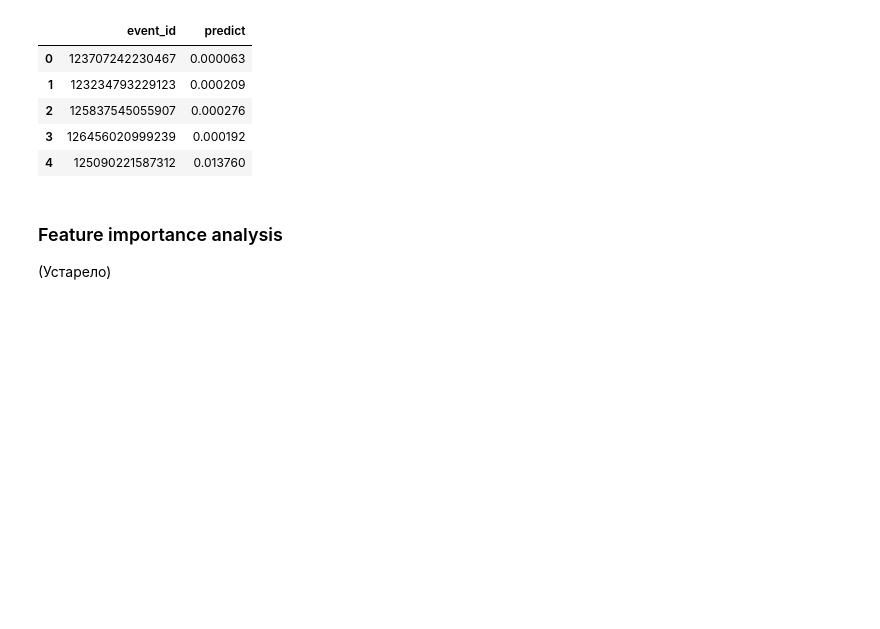
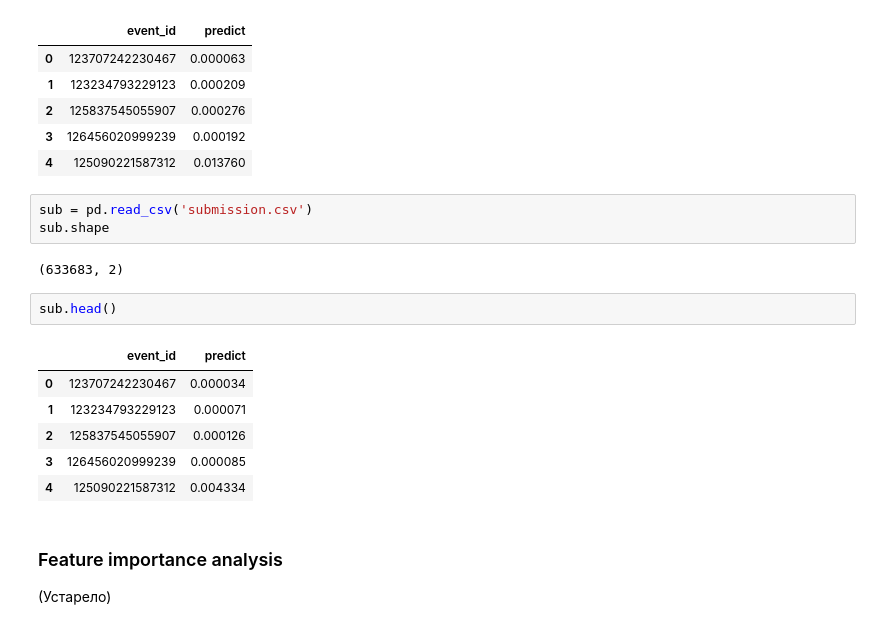
Before and after one commit to hashar7/data_fusion_2026, a Jupyter notebook: notebooks/feature_example.ipynb, the cells around one changed output. Drawn from its saved outputs; the diff is of its cells as text; blank space fills up the shorter version.

```diff
--- a/notebooks/feature_example.ipynb
+++ b/notebooks/feature_example.ipynb
@@ -243,6 +264,20 @@ sub.head()
 | 2 | 125837545055907 | 0.000276 |
 | 3 | 126456020999239 | 0.000192 |
 | 4 | 125090221587312 | 0.013760 |
+# %%
+sub = pd.read_csv('submission.csv')
+sub.shape
+# %% [output]
+(633683, 2)
+# %%
+sub.head()
+# %% [output]
+|  | event_id | predict |
+| 0 | 123707242230467 | 0.000034 |
+| 1 | 123234793229123 | 0.000071 |
+| 2 | 125837545055907 | 0.000126 |
+| 3 | 126456020999239 | 0.000085 |
+| 4 | 125090221587312 | 0.004334 |
 # %% [markdown]
 ### Feature importance analysis
 
```
Also changed, not shown: parts of 1 cell of this notebook.
